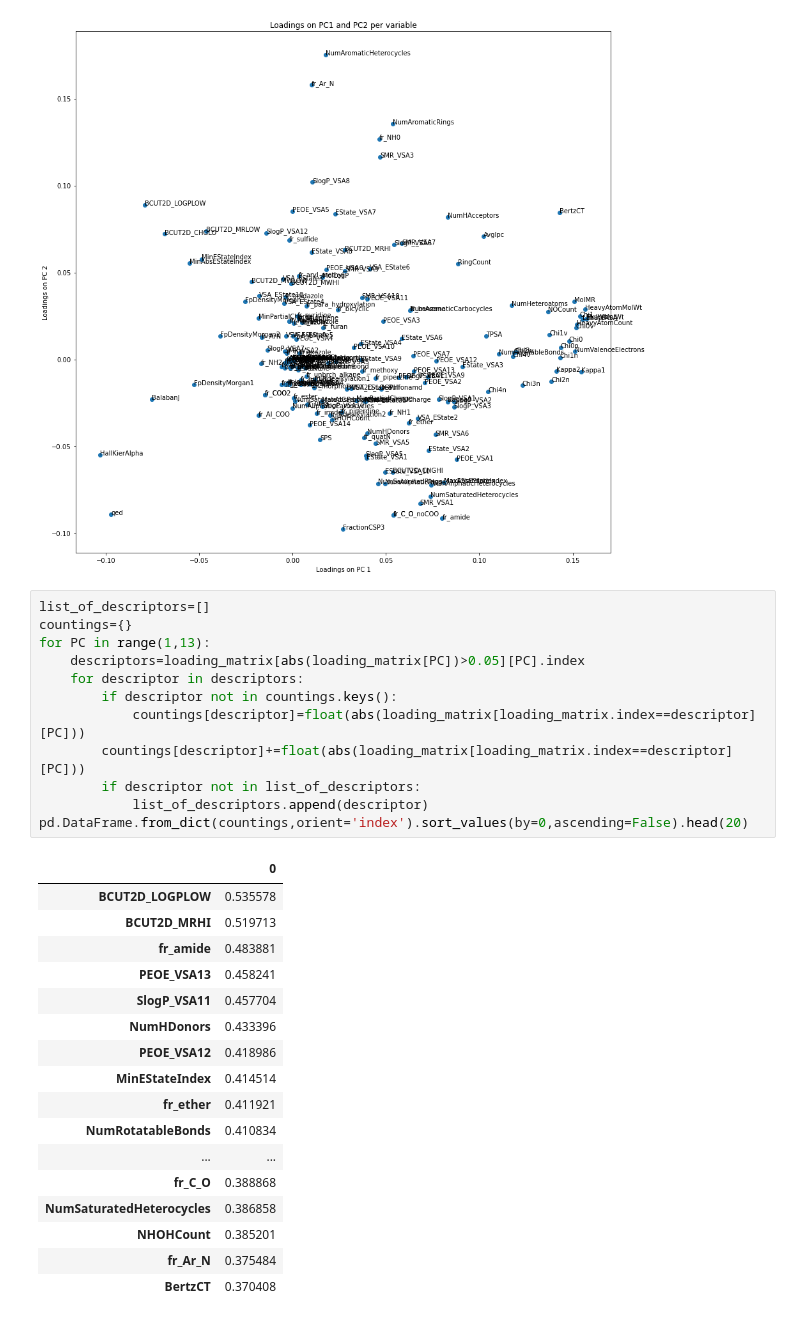
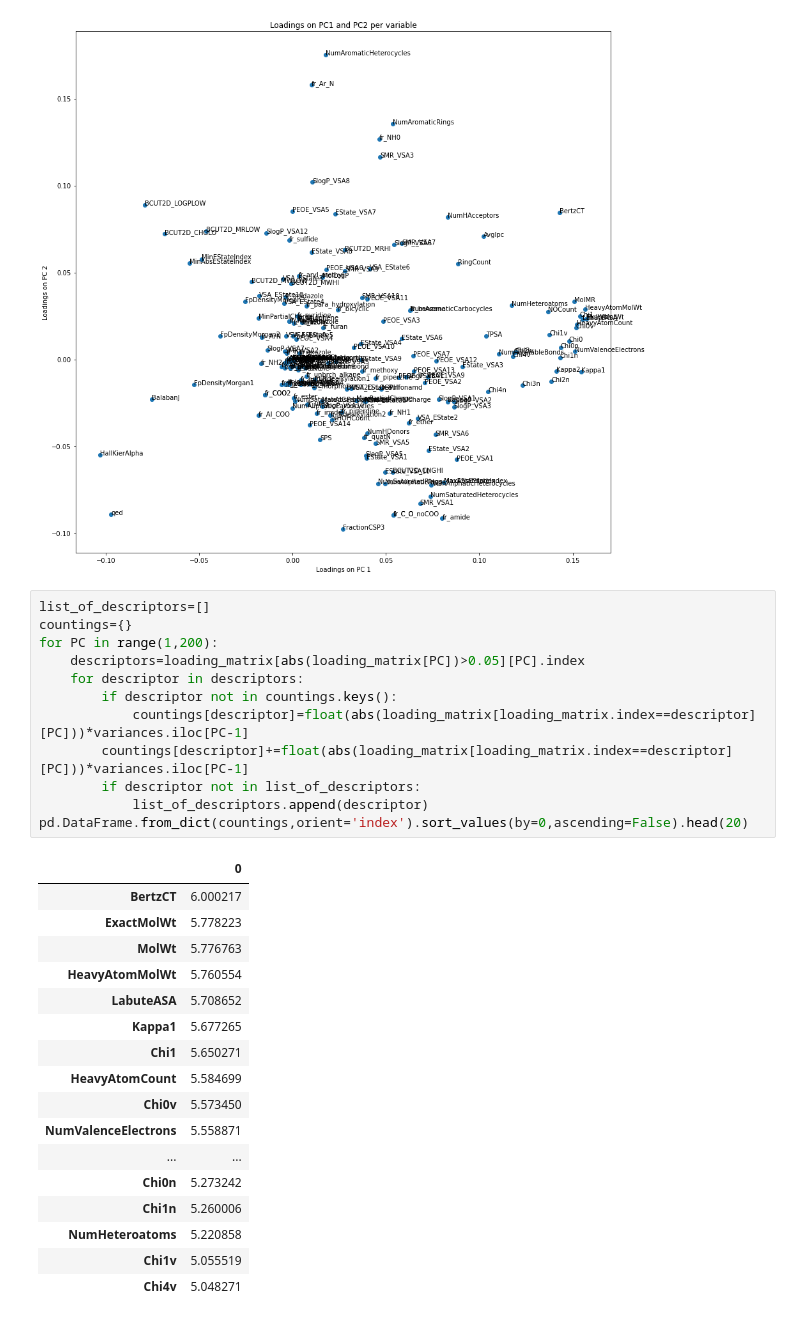
Before and after one commit to dicky-2002/Adv.-Programming-Group-Assignment, a Jupyter notebook: PCA_assignment4.ipynb, the cells around one changed output. Saved outputs shown, nothing was run; the diff lists cells and outputs as text.

```diff
--- a/PCA_assignment4.ipynb
+++ b/PCA_assignment4.ipynb
@@ -129,30 +139,30 @@ for i in range(len(labels)):
 # %%
 list_of_descriptors=[]
 countings={}
-for PC in range(1,13):
+for PC in range(1,200):
     descriptors=loading_matrix[abs(loading_matrix[PC])>0.05][PC].index
     for descriptor in descriptors:
         if descriptor not in countings.keys():
-            countings[descriptor]=float(abs(loading_matrix[loading_matrix.index==descriptor][PC]))
-        countings[descriptor]+=float(abs(loading_matrix[loading_matrix.index==descriptor][PC]))
+            countings[descriptor]=float(abs(loading_matrix[loading_matrix.index==descriptor][PC]))*variances.iloc[PC-1]
+        countings[descriptor]+=float(abs(loading_matrix[loading_matrix.index==descriptor][PC]))*variances.iloc[PC-1]
         if descriptor not in list_of_descriptors:
             list_of_descriptors.append(descriptor)
 pd.DataFrame.from_dict(countings,orient='index').sort_values(by=0,ascending=False).head(20)
 # %% [output]
 |  | 0 |
-| BCUT2D_LOGPLOW | 0.535578 |
-| BCUT2D_MRHI | 0.519713 |
-| fr_amide | 0.483881 |
-| PEOE_VSA13 | 0.458241 |
-| SlogP_VSA11 | 0.457704 |
-| NumHDonors | 0.433396 |
-| PEOE_VSA12 | 0.418986 |
-| MinEStateIndex | 0.414514 |
-| fr_ether | 0.411921 |
-| NumRotatableBonds | 0.410834 |
+| BertzCT | 6.000217 |
+| ExactMolWt | 5.778223 |
+| MolWt | 5.776763 |
+| HeavyAtomMolWt | 5.760554 |
+| LabuteASA | 5.708652 |
+| Kappa1 | 5.677265 |
+| Chi1 | 5.650271 |
+| HeavyAtomCount | 5.584699 |
+| Chi0v | 5.573450 |
+| NumValenceElectrons | 5.558871 |
 | ... | ... |
-| fr_C_O | 0.388868 |
-| NumSaturatedHeterocycles | 0.386858 |
-| NHOHCount | 0.385201 |
-| fr_Ar_N | 0.375484 |
-| BertzCT | 0.370408 |
+| Chi0n | 5.273242 |
+| Chi1n | 5.260006 |
+| NumHeteroatoms | 5.220858 |
+| Chi1v | 5.055519 |
+| Chi4v | 5.048271 |
```
Also changed, not shown: parts of 5 cells of this notebook.
